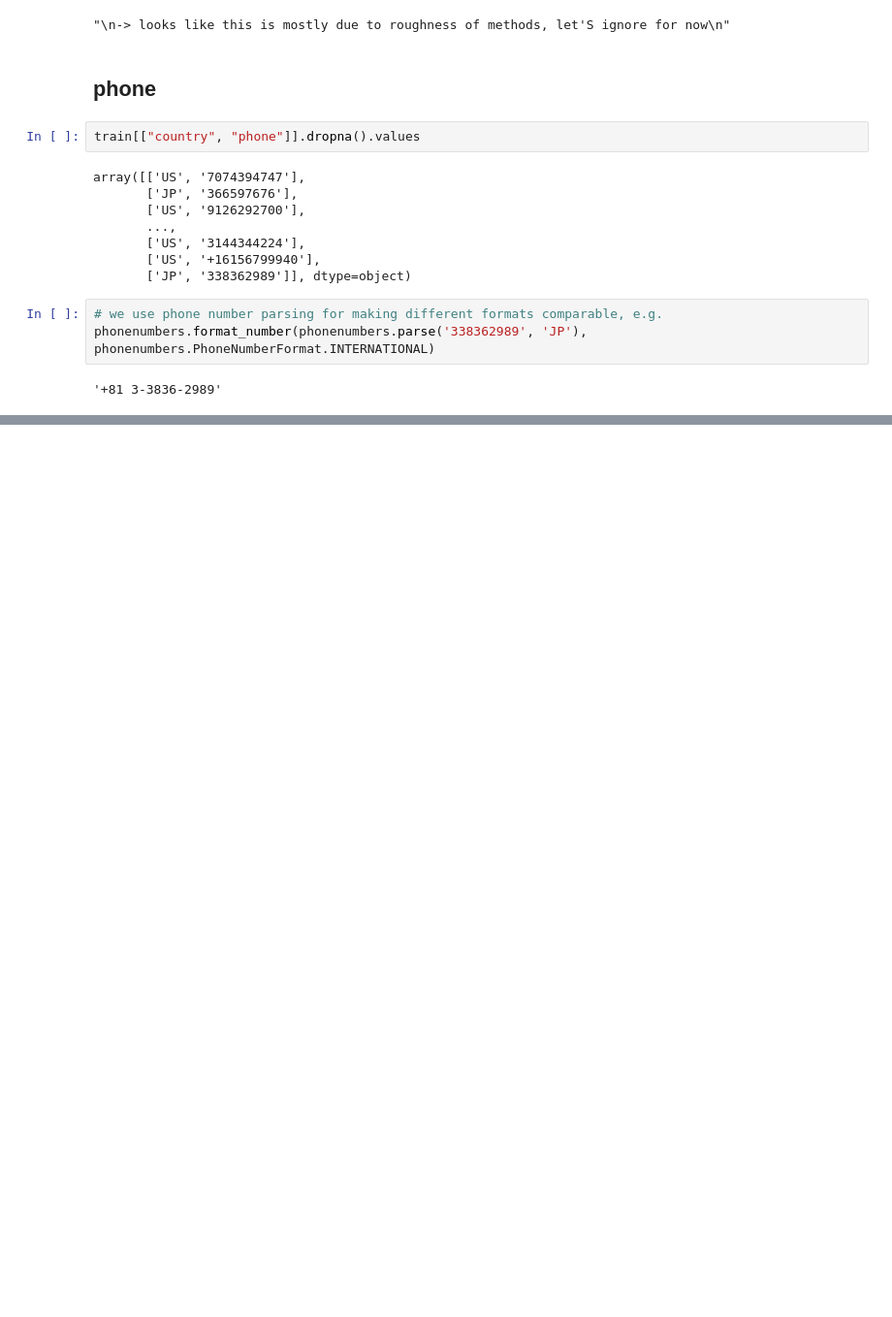
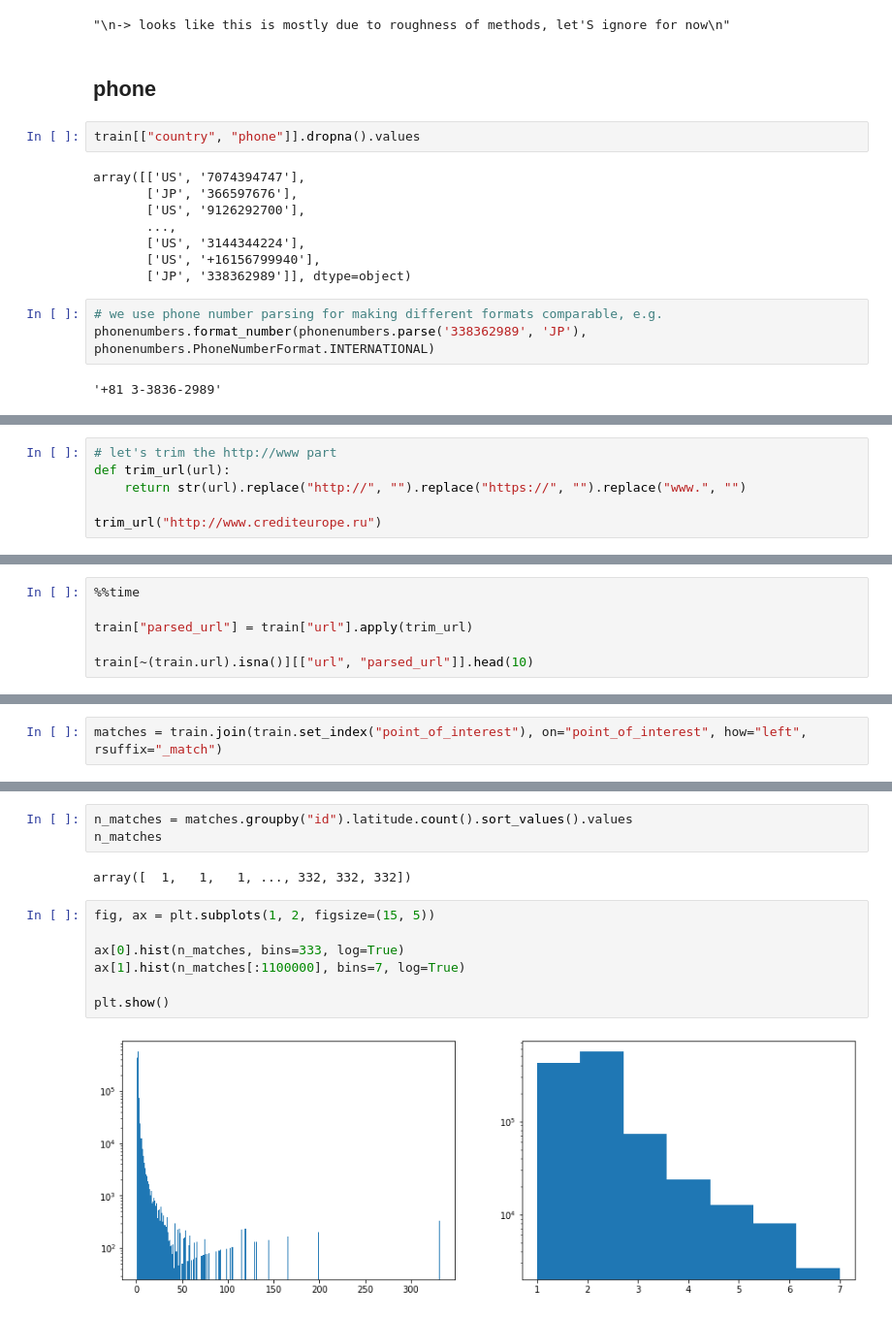
Before and after one commit to wol-e/kaggle, a Jupyter notebook: foursquare_location_matching/notebooks/eda.ipynb, the cells around one changed output, grey strips where cells are left out. Shown at 97% size. Cells and saved outputs as stored; diff of their text form; blank space fills up the shorter version.

```diff
--- a/foursquare_location_matching/notebooks/eda.ipynb
+++ b/foursquare_location_matching/notebooks/eda.ipynb
@@ -167,0 +204,6 @@ train[~(train.phone).isna() & (train.parsed_phone).isna()]
+# %%
+# let's trim the http://www part
+def trim_url(url):
+    return str(url).replace("http://", "").replace("https://", "").replace("www.", "")
+
+trim_url("http://www.crediteurope.ru")
@@ -167,0 +212,6 @@ train[~(train.phone).isna() & (train.parsed_phone).isna()]
+# %%
+%%time
+
+train["parsed_url"] = train["url"].apply(trim_url)
+
+train[~(train.url).isna()][["url", "parsed_url"]].head(10)
@@ -167,0 +238,2 @@ train[~(train.phone).isna() & (train.parsed_phone).isna()]
+# %%
+matches = train.join(train.set_index("point_of_interest"), on="point_of_interest", how="left", rsuffix="_match")
@@ -167,0 +258,14 @@ train[~(train.phone).isna() & (train.parsed_phone).isna()]
+# %%
+n_matches = matches.groupby("id").latitude.count().sort_values().values
+n_matches
+# %% [output]
+array([  1,   1,   1, ..., 332, 332, 332])
+# %%
+fig, ax = plt.subplots(1, 2, figsize=(15, 5))
+
+ax[0].hist(n_matches, bins=333, log=True)
+ax[1].hist(n_matches[:1100000], bins=7, log=True)
+
+plt.show()
+# %% [output]
+[figure, added]
```
Also changed, not shown: parts of 12 cells of this notebook.
